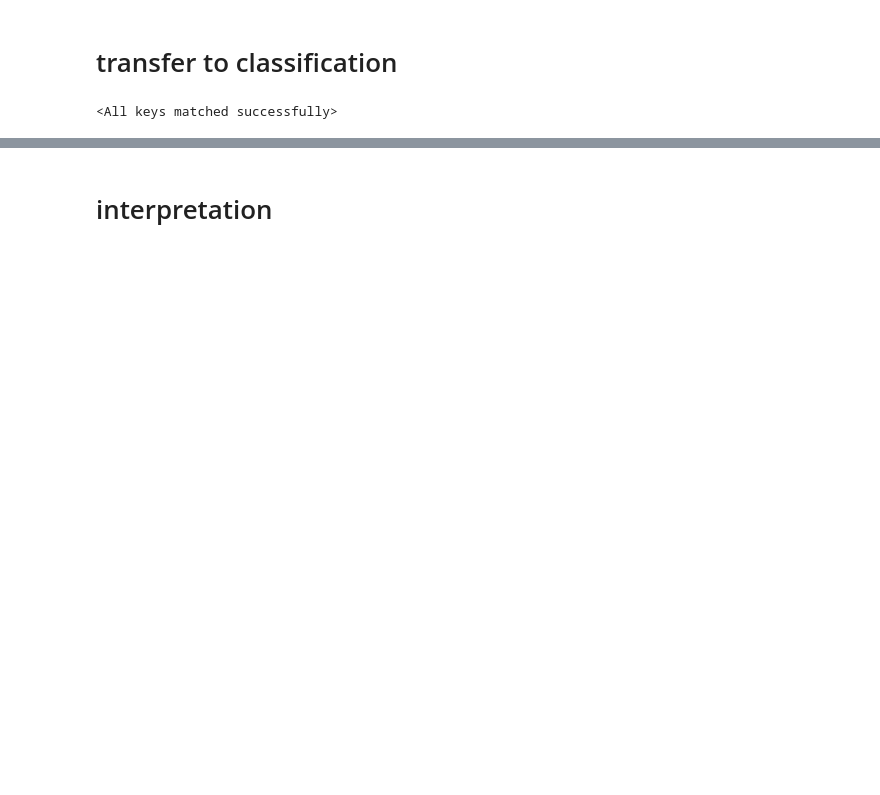
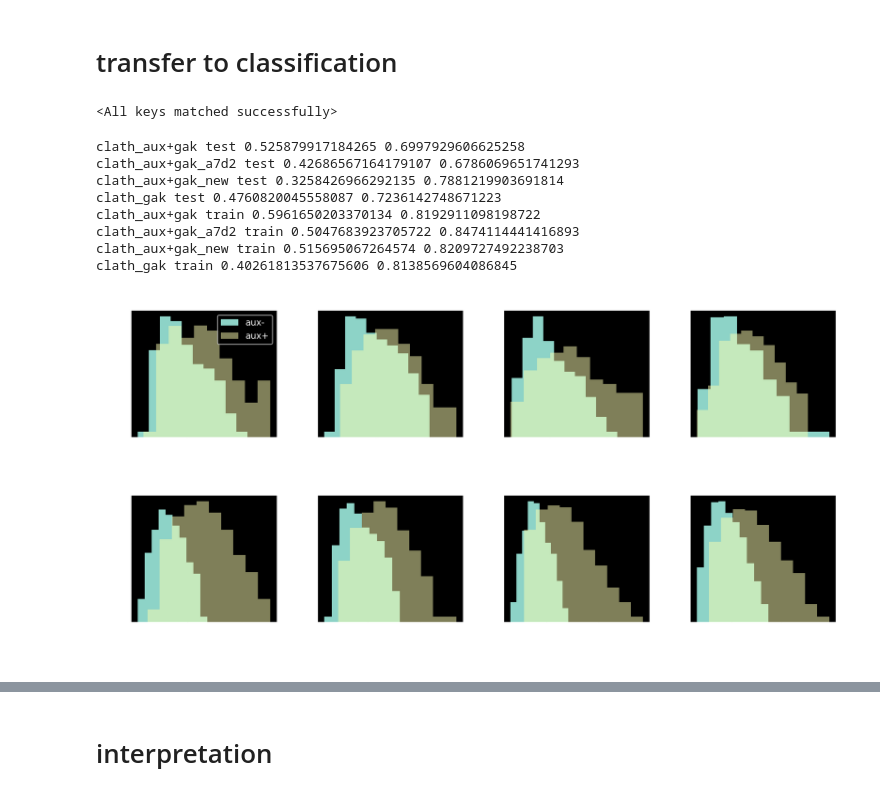
Before and after one commit to Yu-Group/molecular-partner-prediction, a Jupyter notebook: notebooks/08_deep_learning.ipynb, the cells around one changed output, grey strips where cells are left out. Saved outputs shown, nothing was run; the diff lists cells and outputs as text; code cells hidden in the pictures; blank space fills up the shorter version.

Commit message:
add fully trained dnn

```diff
--- a/notebooks/08_deep_learning.ipynb
+++ b/notebooks/08_deep_learning.ipynb
@@ -122,7 +127,8 @@ dict_keys(['r2', 'pearsonr'])
 # %% [markdown]
 # transfer to classification
 # %%
-results = pkl.load(open('../models/clath_aux+gak_a7d2_new_Y_sig_mean_normalized_nn_lstm_100_40.pkl', 'rb'))
+results = pkl.load(open('../models/dnn_full.pkl', 'rb'))
+# results = pkl.load(open('../models/clath_aux+gak_a7d2_new_Y_sig_mean_normalized_nn_lstm_100_40.pkl', 'rb'))
 dnn = neural_networks.neural_net_sklearn(D_in=40, H=40, p=17, arch='lstm')
 dnn.model.load_state_dict(results['model_state_dict'])
 # %% [output]
@@ -130,32 +136,42 @@ dnn.model.load_state_dict(results['model_state_dict'])
 # %%
 R = 2
 C = len(dfs) // 2 - 1
 
 # exclude the training data
 ds = {(k, v): dfs[(k, v)]
-      for (k, v) in dfs.keys()
+      for (k, v) in sorted(dfs.keys(), key=lambda x: x[1] + x[0])
       if not k == 'clath_aux+gak_a7d2_new'}
 
 
 plt.figure(dpi=200, figsize=(C * 3, R * 3))
 for i, (k, v) in enumerate(ds.keys()):
     df = ds[(k, v)]
     X = df[feat_names]
     y = df['y_consec_thresh']
     preds = dnn.predict(X)
 
     plt.subplot(R, C, i + 1)
     y_pred = (preds > 0).astype(int)
     acc = np.mean(y_pred == y)
     print(k, v, np.mean(y), acc)
-    plt.title(f'{k} {v} {acc:0.2f}', fontsize=10)
+    plt.title(f'{k} {v} {100*acc:0.1f}%', fontsize=10)
     plt.hist(preds[y==0], alpha=1, label='aux-')
     plt.hist(preds[y==1], alpha=0.5, label='aux+')
     plt.yscale('log')
     plt.xlabel('pred')
 
     if i == 0:
         plt.legend()
+# %% [output]
+clath_aux+gak test 0.525879917184265 0.6997929606625258
+clath_aux+gak_a7d2 test 0.42686567164179107 0.6786069651741293
+clath_aux+gak_new test 0.3258426966292135 0.7881219903691814
+clath_gak test 0.4760820045558087 0.7236142748671223
+clath_aux+gak train 0.5961650203370134 0.8192911098198722
+clath_aux+gak_a7d2 train 0.5047683923705722 0.8474114441416893
+clath_aux+gak_new train 0.515695067264574 0.8209727492238703
+clath_gak train 0.40261813537675606 0.8138569604086845
+[figure, added]
 # %%
 R = 2
 C = len(dfs) // 2 - 1
```
Also changed, not shown: parts of 9 cells of this notebook, 2 other files.
